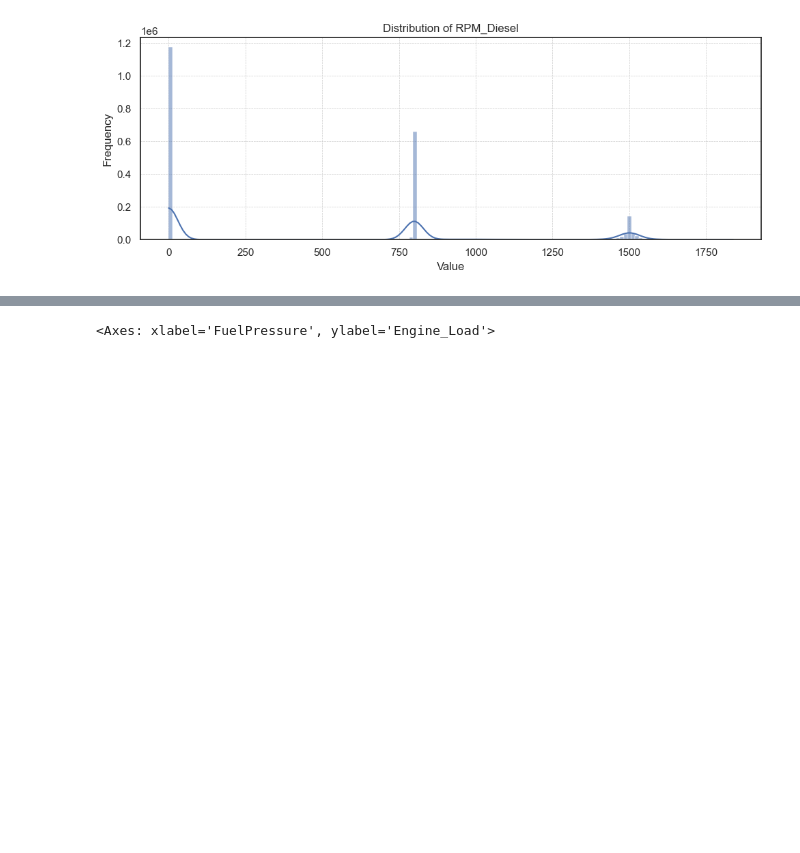
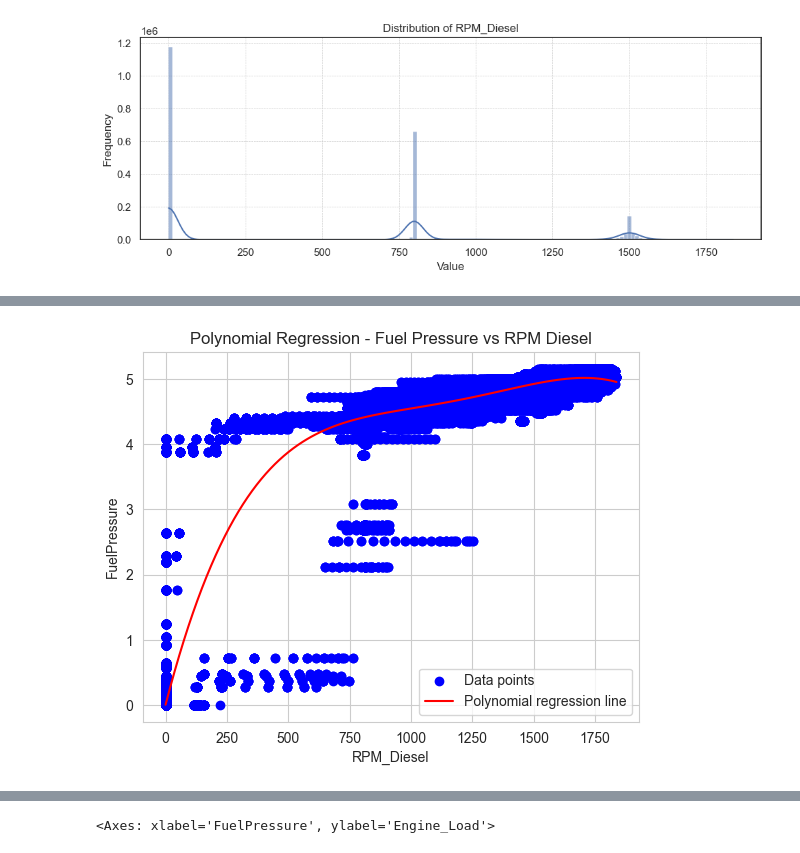
Before and after one commit to uzhankocaman/concept_implementation, a Jupyter notebook: analysis/data_diesel_filter.ipynb, the cells around one changed output, grey strips where cells are left out. Saved outputs shown, nothing was run; the diff lists cells and outputs as text; code cells hidden in the pictures; blank space fills up the shorter version.

```diff
--- a/analysis/data_diesel_filter.ipynb
+++ b/analysis/data_diesel_filter.ipynb
@@ -258,0 +266,29 @@ sns.scatterplot(x="FuelPressure", y="RPM_Diesel", data=df, color="blue")
+# %%
+import pandas as pd
+from sklearn.linear_model import LinearRegression
+from sklearn.preprocessing import PolynomialFeatures
+from sklearn.pipeline import make_pipeline
+import matplotlib.pyplot as plt
+import numpy as np
+
+data = df[['RPM_Diesel', 'FuelPressure']].dropna()
+X = data[['RPM_Diesel']]
+y = data['FuelPressure']
+
+degree = 4
+polynomial_features = PolynomialFeatures(degree=degree, include_bias=False)
+linear_regression = LinearRegression()
+pipeline = make_pipeline(polynomial_features, linear_regression)
+
+pipeline.fit(X, y)
+
+X_range = np.linspace(X.min(), X.max(), 100).reshape(-1, 1)
+plt.scatter(X, y, color='blue', label='Data points')
+plt.plot(X_range, pipeline.predict(X_range), color='red', label='Polynomial regression line')
+plt.xlabel('RPM_Diesel')
+plt.ylabel('FuelPressure')
+plt.title('Polynomial Regression - Fuel Pressure vs RPM Diesel')
+plt.legend()
+plt.show()
+# %% [output]
+[figure, added]
```
Also changed, not shown: parts of 18 cells of this notebook, 12 other files.
